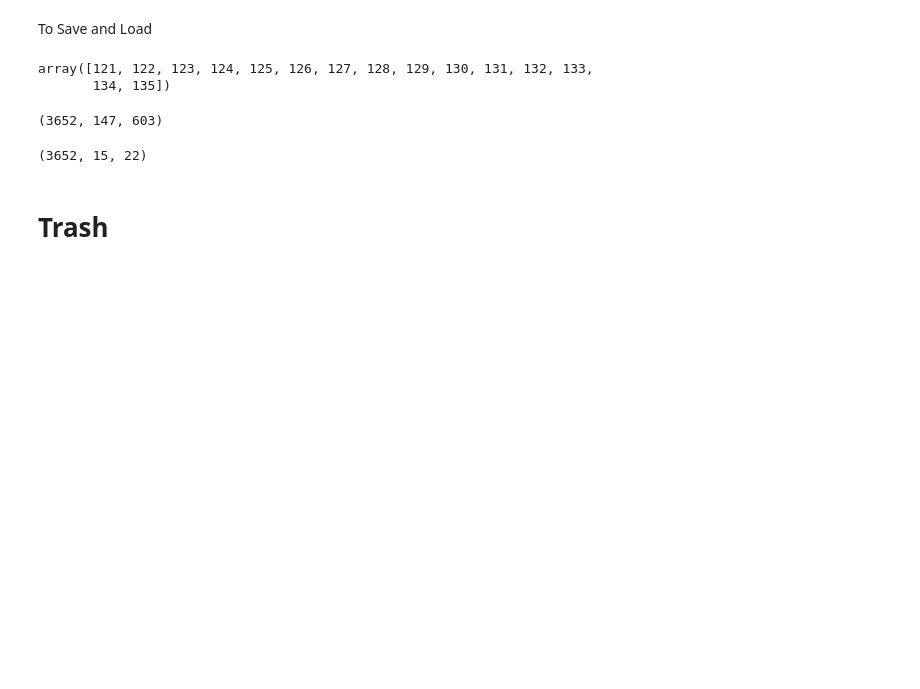
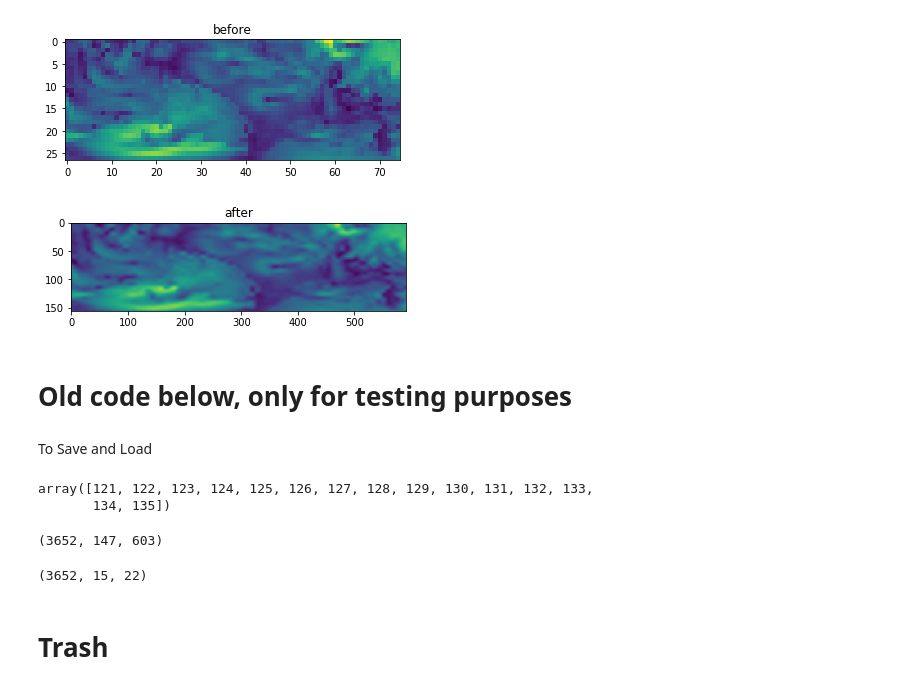
Before and after one commit to yeahartem/Wind, a Jupyter notebook: notebooks/CMIP_Russia.ipynb, the cells around one changed output. Cells and saved outputs as stored; diff of their text form; code cells hidden in the pictures; blank space fills up the shorter version.

Commit message:
autodownload polish, nc to xarray + 2dinterpolation

```diff
--- a/notebooks/CMIP_Russia.ipynb
+++ b/notebooks/CMIP_Russia.ipynb
@@ -22,3 +14,18 @@ df2 = f2.to_dataframe()
+# %%
+f1_xarray = dp.open_dataxarray(os.path.join('..', 'data', 'stash', 'WindProject', 'cmip_stash'), ['2006', 'max'])
+# %%
+lat_min, lat_max = 41.12, 81.49
+lon_min, lon_max = 19.38, 169.40
+f1_xarray = dp.reduce_to_area(f1_xarray, lat_min, lat_max, lon_min, lon_max, )
+# %%
+lon_res = 0.25
+lat_res = 0.25
+f1_xarray_refined = dp.interp_timewise_xarray(f1_xarray, lon_res=lon_res, lat_res=lat_res, interp_method = 'cubic', plot_example = True)
+# %% [output]
+[figure, added]
+[figure, added]
+# %% [markdown]
+# Old code below, only for testing purposes
 # %%
 feb_28_in_2008_and_2012 = [2248, 788]    # The same for 2028 and 2032 (period 2026-2035)
 feb_28_in_2016_2020_2024 = [2978, 1518, 58]
```
Also changed, not shown: parts of 3 cells of this notebook, 4 other files.
